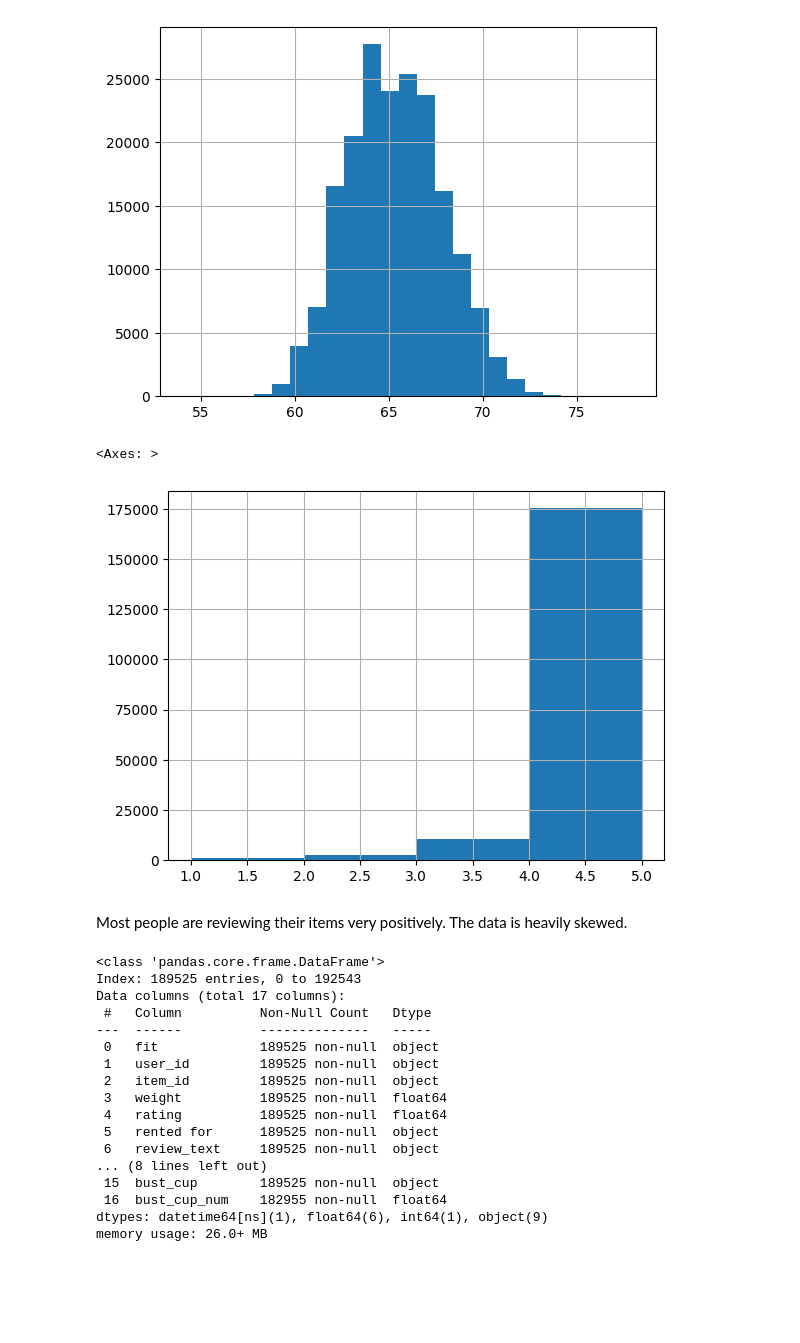
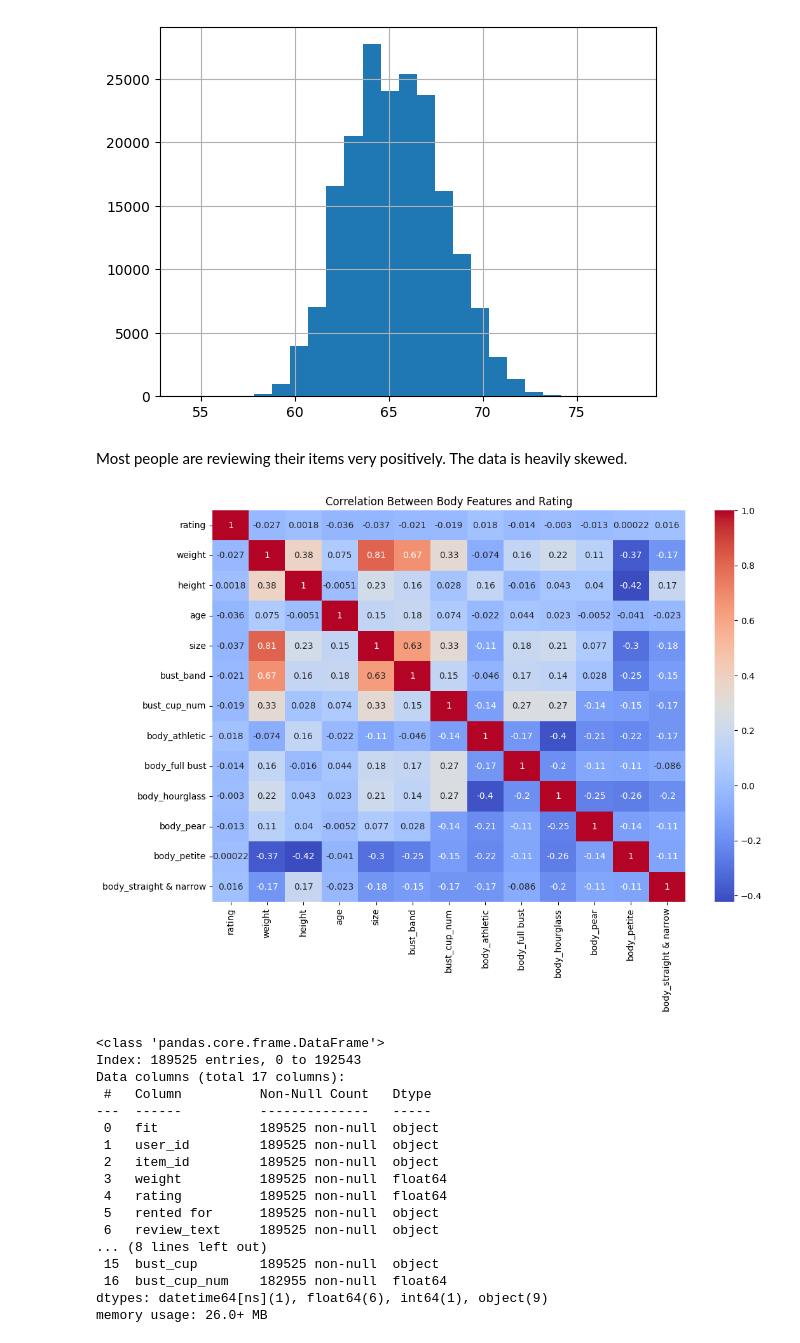
Before and after one commit to kpacker77/CSE158_Assign2, a Jupyter notebook: Assignment2.ipynb, the cells around one changed output. Cells and saved outputs as stored; diff of their text form; code cells hidden in the pictures; blank space fills up the shorter version.

```diff
--- a/Assignment2.ipynb
+++ b/Assignment2.ipynb
@@ -526,33 +560,30 @@ df['rating'] = df['rating']/2
-# %%
-df['rating'].hist(bins=4)
-# %% [output]
-<Axes: >
-[figure, removed]
 # %% [markdown]
 Most people are reviewing their items very positively. The data is heavily skewed.
 # %%
-# # Convert cup size to a numeric encoding
-# cup_map = {
-#     'aa': 1, 'a': 2, 'b': 3, 'c': 4, 'd': 5, 'dd': 6,
-#     'ddd': 7, 'e': 8, 'f': 9, 'g': 10
-# }
+# Convert cup size to a numeric encoding
+cup_map = {
+    'aa': 1, 'a': 2, 'b': 3, 'c': 4, 'd': 5, 'dd': 6,
+    'ddd': 7, 'e': 8, 'f': 9, 'g': 10
+}
 
-# df['bust_cup_num'] = df['bust_cup'].map(cup_map)
+df['bust_cup_num'] = df['bust_cup'].map(cup_map)
 
-# # One-hot encode body type
-# bodytype_dummies = pd.get_dummies(df['body type'], prefix='body', drop_first=True)
+# One-hot encode body type
+bodytype_dummies = pd.get_dummies(df['body type'], prefix='body', drop_first=True)
 
-# # Build correlation dataframe
-# corr_df = pd.concat([
-#     df[['rating', 'weight_num', 'height_in', 'age', 'size', 'bust_band', 'bust_cup_num']],
-#     bodytype_dummies
-# ], axis=1)
+# Build correlation dataframe
+corr_df = pd.concat([
+    df[['rating', 'weight', 'height', 'age', 'size', 'bust_band', 'bust_cup_num']],
+    bodytype_dummies
+], axis=1)
 
-# # Compute correlation + heatmap
-# plt.figure(figsize=(12,8))
-# sns.heatmap(corr_df.corr(), annot=True, cmap='coolwarm')
-# plt.title("Correlation Between Body Features and Rating")
-# plt.show()
+# Compute correlation + heatmap
+plt.figure(figsize=(12,8))
+sns.heatmap(corr_df.corr(), annot=True, cmap='coolwarm')
+plt.title("Correlation Between Body Features and Rating")
+plt.show()
+# %% [output]
+[figure, added]
 # %%
 df.info()
 df.describe(include='all')
```
Also changed, not shown: parts of 24 cells of this notebook.
